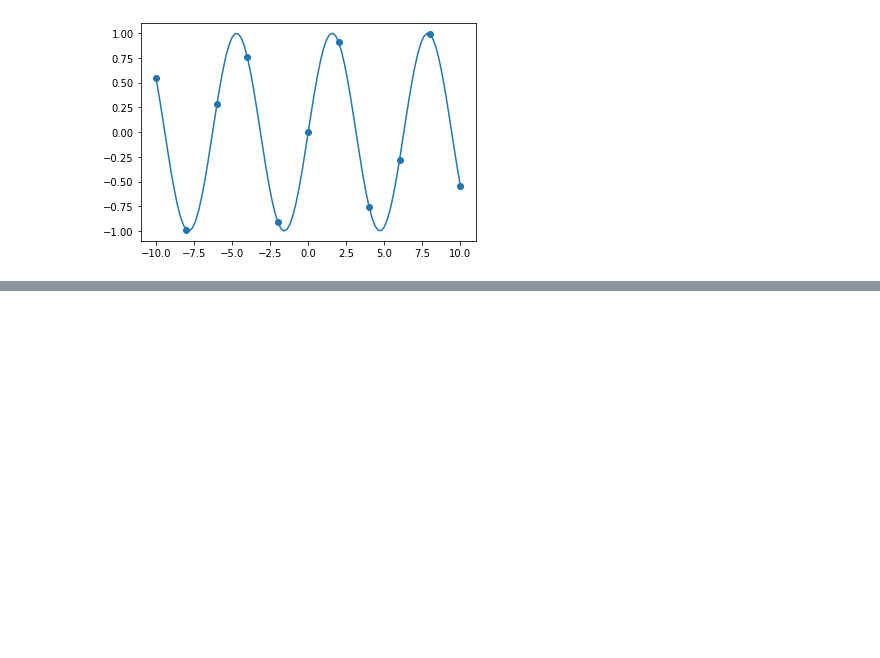
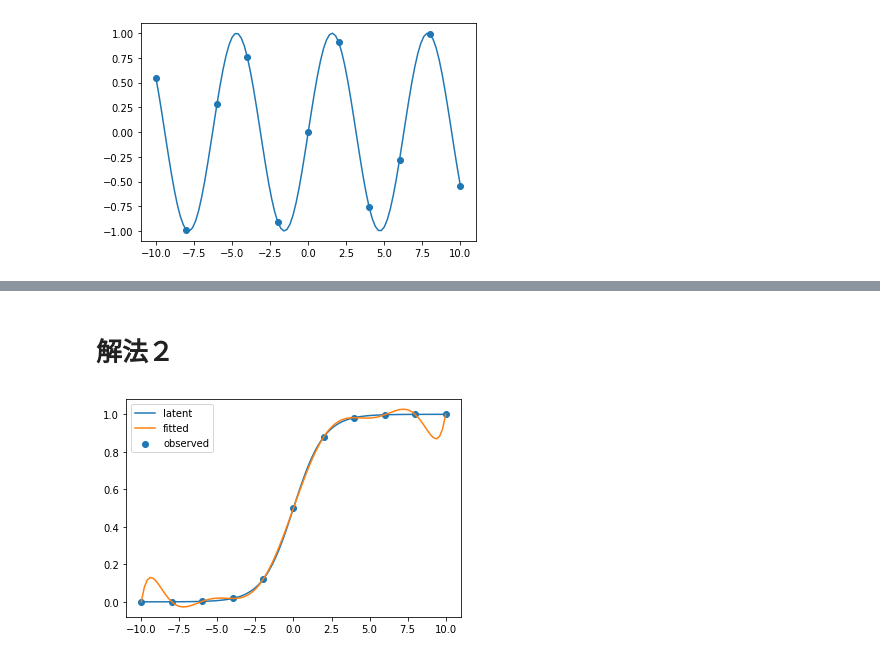
Before and after one commit to maskot1977/Python2020, a Jupyter notebook: 78.ipynb, the cells around one changed output, grey strips where cells are left out. Saved outputs shown, nothing was run; the diff lists cells and outputs as text; code cells hidden in the pictures; blank space fills up the shorter version.

```diff
--- a/78.ipynb
+++ b/78.ipynb
@@ -91,0 +97,26 @@ Wed Dec  2 08:21:27 UTC 2020
+# %% [markdown]
+# 解法２
+# %%
+def lagurange(x, x_observed, y_observed):
+    interpolation = 0
+    px = [1] * len(x_observed)
+    qx = [1] * len(x_observed)
+    for i in range (len(x_observed)):
+        for j in range (len(x_observed)):
+            if i != j:
+                px[i] = px[i] * (x - x_observed[j])
+                qx[i] = qx[i] * (x_observed[i] - x_observed[j])
+        interpolation = interpolation + px[i] * y_observed[i] / qx[i]
+    return interpolation
+# %%
+import matplotlib.pyplot as plt
+
+y_pred = lagurange(x_latent, x_observed, fx_observed)
+
+plt.scatter(x_observed, fx_observed, label='observed')
+plt.plot(x_latent, f(x_latent), label='latent')
+plt.plot(x_latent, y_pred, label='fitted')
+plt.legend()
+plt.show()
+# %% [output]
+[figure, added]
```
Also changed, not shown: parts of 10 cells of this notebook.
